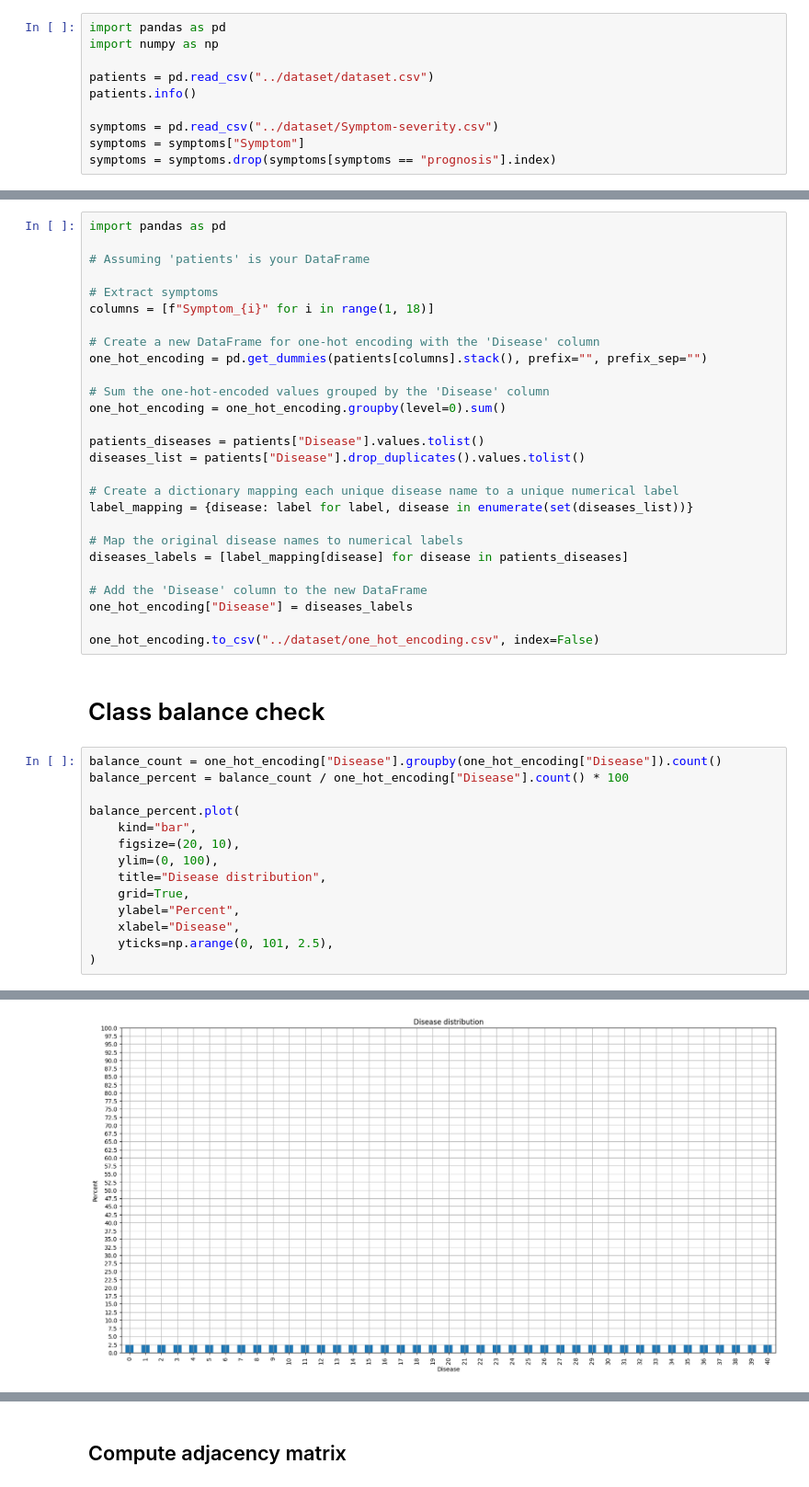
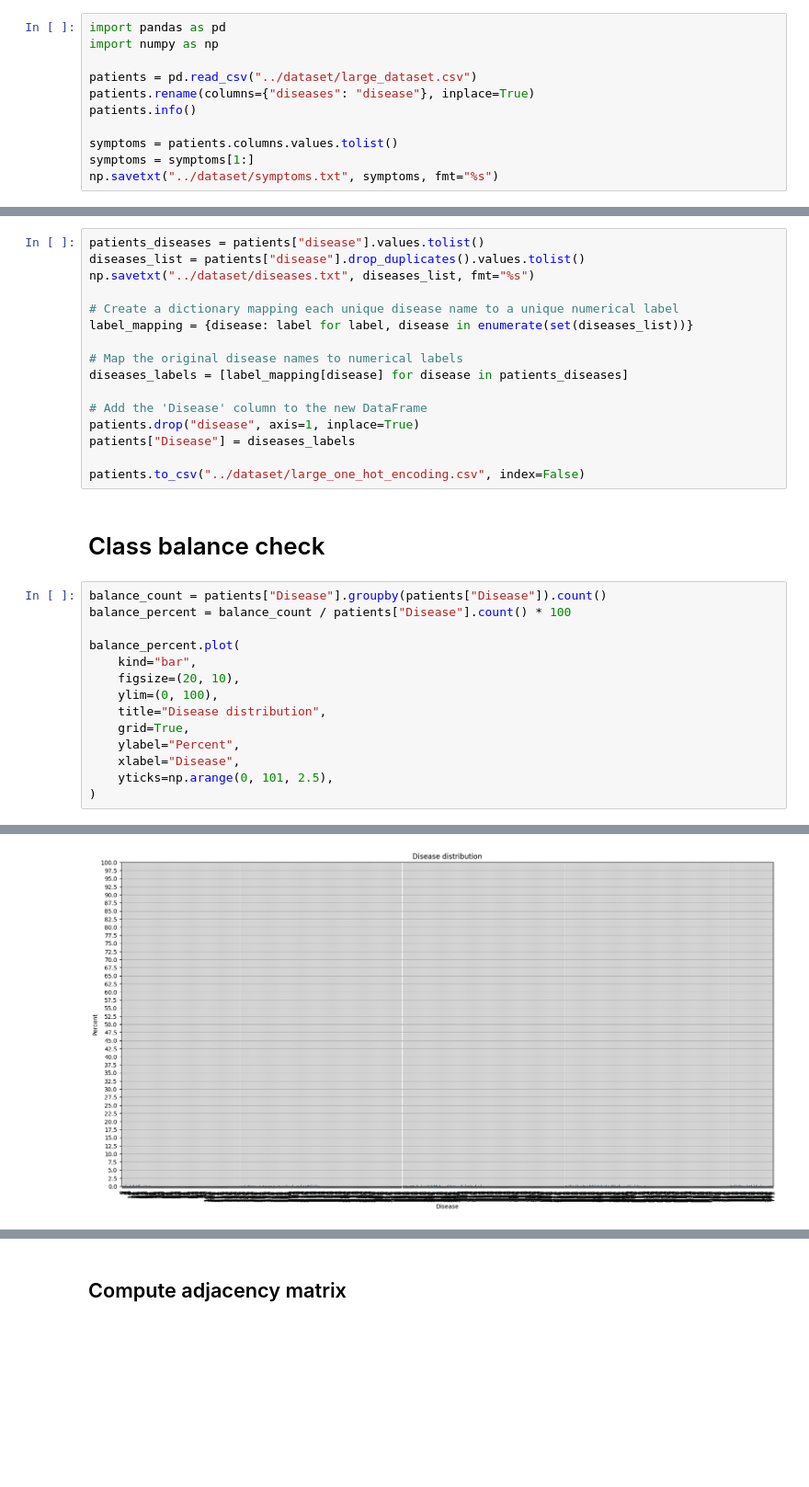
Before and after one commit to DavideLigari/disease-prediction, a Jupyter notebook: code/dataset_cleaning.ipynb, the cells around one changed output, grey strips where cells are left out. Shown at 92% size. Saved outputs shown, nothing was run; the diff lists cells and outputs as text; blank space fills up the shorter version.

Commit message:
data_cleaning with new data. One hot of new data created

```diff
--- a/code/dataset_cleaning.ipynb
+++ b/code/dataset_cleaning.ipynb
@@ -8,11 +8,12 @@ Before creating the network, we need to explore the data to understand the struc
 import pandas as pd
 import numpy as np
 
-patients = pd.read_csv("../dataset/dataset.csv")
+patients = pd.read_csv("../dataset/large_dataset.csv")
+patients.rename(columns={"diseases": "disease"}, inplace=True)
 patients.info()
 
-symptoms = pd.read_csv("../dataset/Symptom-severity.csv")
-symptoms = symptoms["Symptom"]
-symptoms = symptoms.drop(symptoms[symptoms == "prognosis"].index)
+symptoms = patients.columns.values.tolist()
+symptoms = symptoms[1:]
+np.savetxt("../dataset/symptoms.txt", symptoms, fmt="%s")
 # %% [output]
 <class 'pandas.core.frame.DataFrame'>
@@ -57,21 +46,9 @@ patients = patients.map(lambda x: x.replace(" ", "") if isinstance(x, str) else
 # %% [markdown]
 ## One-hot encoding
 # %%
-import pandas as pd
-
-# Assuming 'patients' is your DataFrame
-
-# Extract symptoms
-columns = [f"Symptom_{i}" for i in range(1, 18)]
-
-# Create a new DataFrame for one-hot encoding with the 'Disease' column
-one_hot_encoding = pd.get_dummies(patients[columns].stack(), prefix="", prefix_sep="")
-
-# Sum the one-hot-encoded values grouped by the 'Disease' column
-one_hot_encoding = one_hot_encoding.groupby(level=0).sum()
-
-patients_diseases = patients["Disease"].values.tolist()
-diseases_list = patients["Disease"].drop_duplicates().values.tolist()
+patients_diseases = patients["disease"].values.tolist()
+diseases_list = patients["disease"].drop_duplicates().values.tolist()
+np.savetxt("../dataset/diseases.txt", diseases_list, fmt="%s")
 
 # Create a dictionary mapping each unique disease name to a unique numerical label
 label_mapping = {disease: label for label, disease in enumerate(set(diseases_list))}
@@ -80,27 +57,28 @@ label_mapping = {disease: label for label, disease in enumerate(set(diseases_lis
 diseases_labels = [label_mapping[disease] for disease in patients_diseases]
 
 # Add the 'Disease' column to the new DataFrame
-one_hot_encoding["Disease"] = diseases_labels
+patients.drop("disease", axis=1, inplace=True)
+patients["Disease"] = diseases_labels
 
-one_hot_encoding.to_csv("../dataset/one_hot_encoding.csv", index=False)
+patients.to_csv("../dataset/large_one_hot_encoding.csv", index=False)
 # %% [markdown]
 # Class balance check
 # %%
-balance_count = one_hot_encoding["Disease"].groupby(one_hot_encoding["Disease"]).count()
-balance_percent = balance_count / one_hot_encoding["Disease"].count() * 100
+balance_count = patients["Disease"].groupby(patients["Disease"]).count()
+balance_percent = balance_count / patients["Disease"].count() * 100
 
 balance_percent.plot(
     kind="bar",
     figsize=(20, 10),
     ylim=(0, 100),
     title="Disease distribution",
     grid=True,
     ylabel="Percent",
     xlabel="Disease",
     yticks=np.arange(0, 101, 2.5),
 )
 # %% [output]
 <Axes: title={'center': 'Disease distribution'}, xlabel='Disease', ylabel='Percent'>
-[figure, old version]
+[figure, new version]
 # %%
 # Store the one-hot-encoded DataFrame in a .npz file
```
Also changed, not shown: parts of 7 cells of this notebook, 4 other files.
